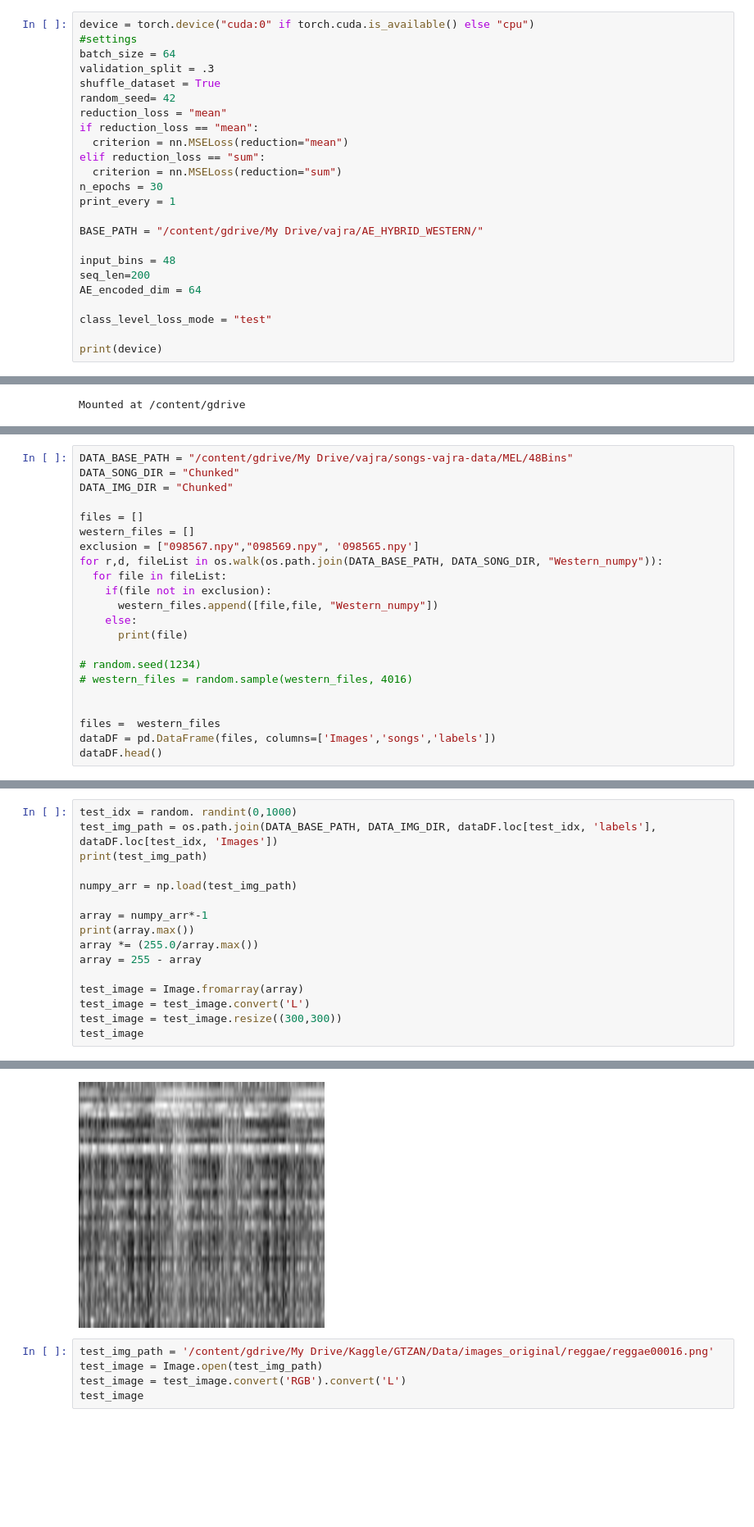
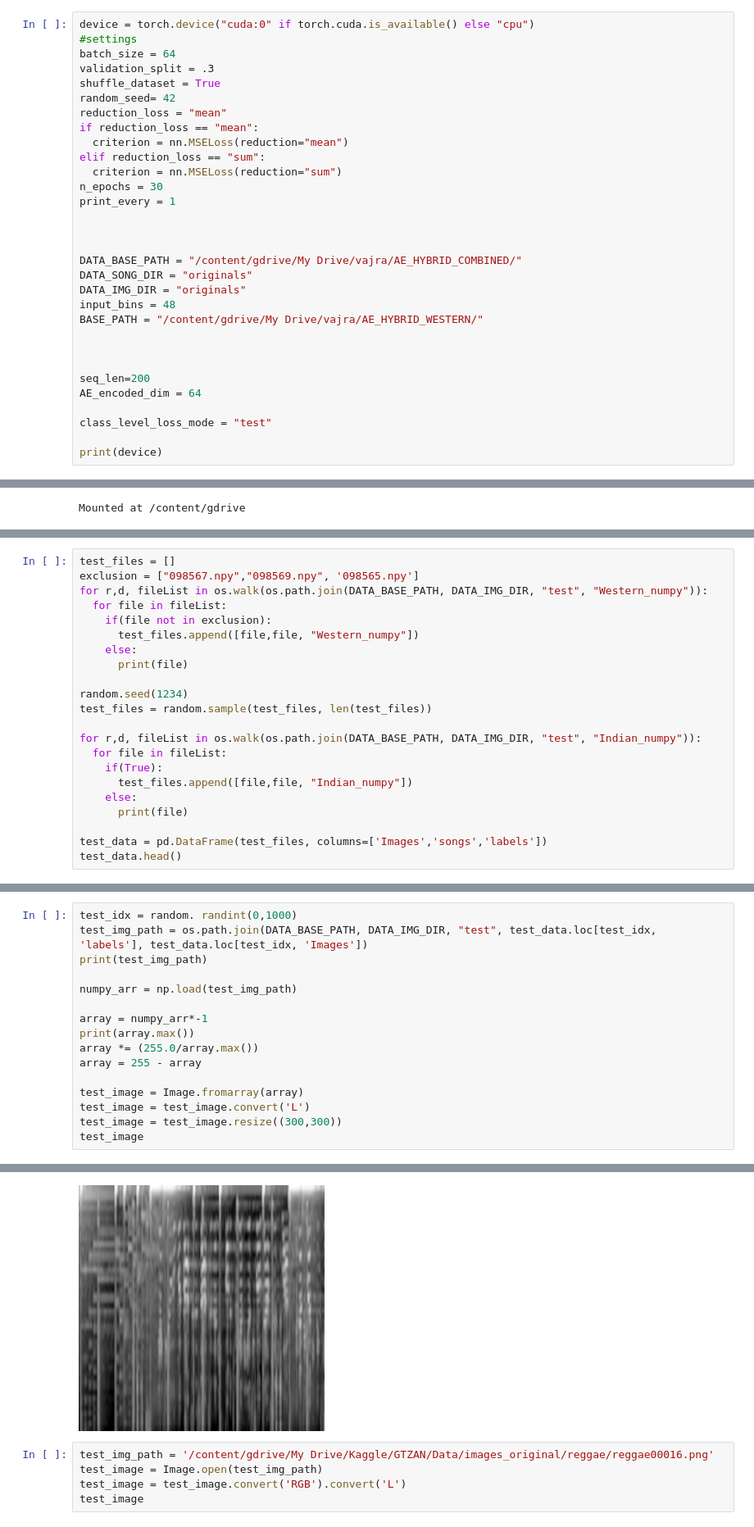
Before and after one commit to agarr3/vajra-new-2, a Jupyter notebook: AE_HYBRID_WESTERN.ipynb, the cells around one changed output, grey strips where cells are left out. Shown at 82% size. Saved outputs shown, nothing was run; the diff lists cells and outputs as text; blank space fills up the shorter version.

Commit message:
running with new data strategy

```diff
--- a/AE_HYBRID_WESTERN.ipynb
+++ b/AE_HYBRID_WESTERN.ipynb
@@ -36,9 +36,16 @@ elif reduction_loss == "sum":
 n_epochs = 30
 print_every = 1
 
+
+
+DATA_BASE_PATH = "/content/gdrive/My Drive/vajra/AE_HYBRID_COMBINED/"
+DATA_SONG_DIR = "originals"
+DATA_IMG_DIR = "originals"
+input_bins = 48
 BASE_PATH = "/content/gdrive/My Drive/vajra/AE_HYBRID_WESTERN/"
 
-input_bins = 48
+
+
 seq_len=200
 AE_encoded_dim = 64
 
@@ -55,24 +93,24 @@ Mounted at /content/gdrive
 # %%
-DATA_BASE_PATH = "/content/gdrive/My Drive/vajra/songs-vajra-data/MEL/48Bins"
-DATA_SONG_DIR = "Chunked"
-DATA_IMG_DIR = "Chunked"
-
-files = []
-western_files = []
+test_files = []
 exclusion = ["098567.npy","098569.npy", '098565.npy']
-for r,d, fileList in os.walk(os.path.join(DATA_BASE_PATH, DATA_SONG_DIR, "Western_numpy")):
+for r,d, fileList in os.walk(os.path.join(DATA_BASE_PATH, DATA_IMG_DIR, "test", "Western_numpy")):
   for file in fileList:
     if(file not in exclusion):
-      western_files.append([file,file, "Western_numpy"])
+      test_files.append([file,file, "Western_numpy"])
     else:
       print(file)
 
-# random.seed(1234)
-# western_files = random.sample(western_files, 4016)
+random.seed(1234)
+test_files = random.sample(test_files, len(test_files))
 
+for r,d, fileList in os.walk(os.path.join(DATA_BASE_PATH, DATA_IMG_DIR, "test", "Indian_numpy")):
+  for file in fileList:
+    if(True):
+      test_files.append([file,file, "Indian_numpy"])
+    else:
+      print(file)
 
-files =  western_files
-dataDF = pd.DataFrame(files, columns=['Images','songs','labels'])
-dataDF.head()
+test_data = pd.DataFrame(test_files, columns=['Images','songs','labels'])
+test_data.head()
 # %% [output]
 |  | Images | songs | labels |
@@ -90,6 +136,6 @@ dataDF.groupby("labels").count()
 # %%
 test_idx = random. randint(0,1000)
-test_img_path = os.path.join(DATA_BASE_PATH, DATA_IMG_DIR, dataDF.loc[test_idx, 'labels'], dataDF.loc[test_idx, 'Images'])
+test_img_path = os.path.join(DATA_BASE_PATH, DATA_IMG_DIR, "test", test_data.loc[test_idx, 'labels'], test_data.loc[test_idx, 'Images'])
 print(test_img_path)
 
 numpy_arr = np.load(test_img_path)
@@ -109,4 +155,4 @@ test_image
-[figure, old version]
+[figure, new version]
 # %%
 test_img_path = '/content/gdrive/My Drive/Kaggle/GTZAN/Data/images_original/reggae/reggae00016.png'
 test_image = Image.open(test_img_path)
```
Also changed, not shown: parts of 28 cells of this notebook.
